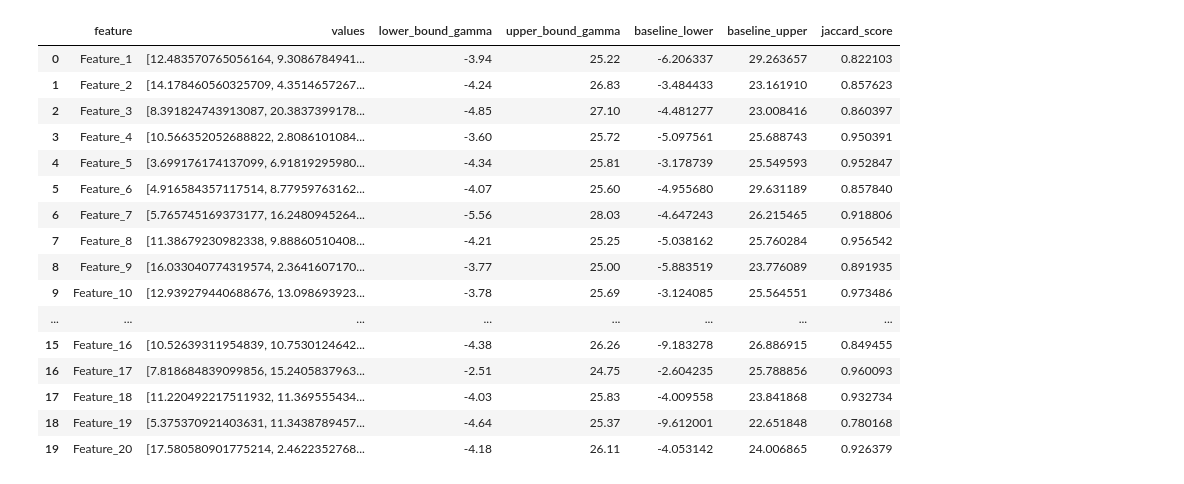
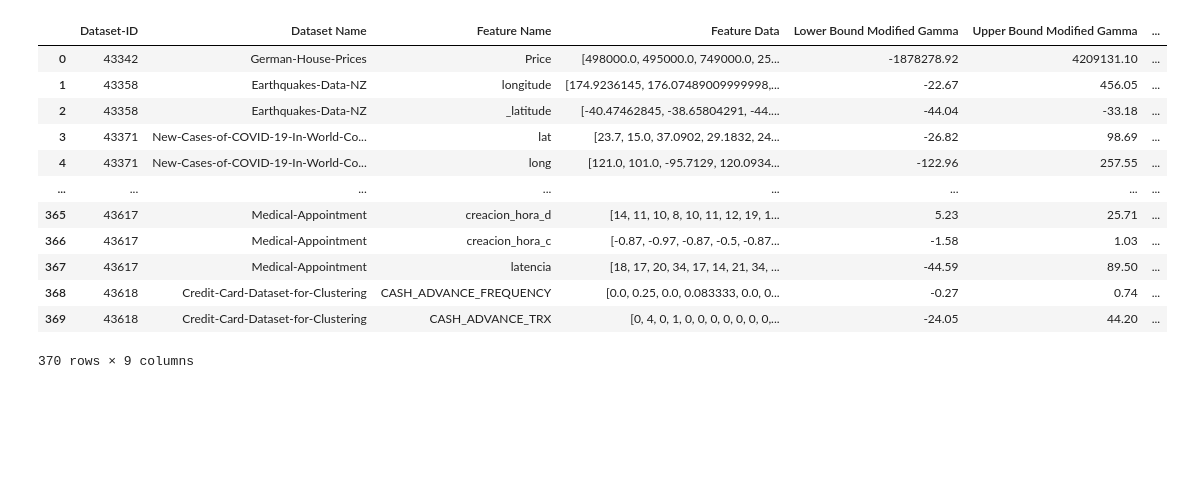
Before and after one commit to KevinGarrison/PythonDataValidationTool, a Jupyter notebook: src/test.ipynb, the cells around one changed output. Saved outputs shown, nothing was run; the diff lists cells and outputs as text; code cells hidden in the pictures; blank space fills up the shorter version.

Commit message:
approach test scenario implemented

```diff
--- a/src/test.ipynb
+++ b/src/test.ipynb
@@ -120,0 +89,2 @@ final_df
+# %%
+test_df.rename(columns={'lower_bound_final': 'GT Lower Bound', 'upper_bound_final': 'GT Upper Bound'}, inplace=True)
@@ -121,3 +111,18 @@ final_df
+# %%
+# Function to safely convert strings to lists
+def safe_eval(val):
+    try:
+        # Check if the value is a string and not empty
+        if isinstance(val, str) and val.startswith("[") and val.endswith("]"):
+            return ast.literal_eval(val)  # Safely convert string to list
+        else:
+            return []  # Default empty list for invalid values
+    except (ValueError, SyntaxError):
+        return []  # Handle cases where conversion fails
+# %%
+test_df['Feature Data'] = test_df['Feature Data'].apply(safe_eval)
+# %%
+test_df = test_df[test_df['Feature Data'].apply(lambda x: x != [])]
 # %%
 error_tracking = []
 
@@ -356,51 +402,51 @@ mode_value_k
 # %%
 results_best_approach = pd.DataFrame()
 
-for index, row in final_df.iterrows():
-    values_series = pd.Series(row['values'])
-    feature = row['feature']
-    baseline_bounds = (row['lower'], row['upper'])
+for index, row in test_df.iterrows():
+    id = row['Dataset-ID']
+    dataset = row['Dataset Name']
+    values_series = pd.Series(row['Feature Data'])
+    feature = row['Feature Name']
+    baseline_bounds = (row['GT Lower Bound'], row['GT Upper Bound'])
 
-    best_results = iqr_approach(values_series, feature, mode_value_k)
+    best_results = gamma_method_modified(values_series, feature, 3, 15, 2, 3, 2)
 
     if best_results is not None:
-        lower_bound_iqr = best_results['lower_bound_iqr'].iloc[0]
-        upper_bound_iqr = best_results['upper_bound_iqr'].iloc[0]
+        lower_bound_iqr = best_results['Lower Bound Modified Gamma'].iloc[0]
+        upper_bound_iqr = best_results['Upper Bound Modified Gamma'].iloc[0]
 
         baseline_lower, baseline_upper = baseline_bounds
 
         score = jaccard_index(lower_bound_iqr, upper_bound_iqr, baseline_lower, baseline_upper)
 
         results = {
-            'feature': feature,
-            'values': values_series.tolist(),
-            'lower_bound_gamma': lower_bound_iqr,
-            'upper_bound_gamma': upper_bound_iqr,
-            'baseline_lower': baseline_lower,
-            'baseline_upper': baseline_upper,
-            'jaccard_score': score
+            'Dataset-ID': id,
+            'Dataset Name': dataset,
+            'Feature Name': feature,
+            'Feature Data': values_series.tolist(),
+            'Lower Bound Modified Gamma': lower_bound_iqr,
+            'Upper Bound Modified Gamma': upper_bound_iqr,
+            'GT Lower Bound': baseline_lower,
+            'GT Upper Bound': baseline_upper,
+            'Jaccard Score': score
         }
 
         iqr_results_df = pd.DataFrame([results])
 
         results_best_approach = pd.concat([results_best_approach, iqr_results_df], ignore_index=True)
 
 results_best_approach
 # %% [output]
-|  | feature | values | lower_bound_gamma | upper_bound_gamma | baseline_lower | baseline_upper | jaccard_score |
-| 0 | Feature_1 | [12.483570765056164, 9.3086784941... | -3.94 | 25.22 | -6.206337 | 29.263657 | 0.822103 |
-| 1 | Feature_2 | [14.178460560325709, 4.3514657267... | -4.24 | 26.83 | -3.484433 | 23.161910 | 0.857623 |
-| 2 | Feature_3 | [8.391824743913087, 20.3837399178... | -4.85 | 27.10 | -4.481277 | 23.008416 | 0.860397 |
-| 3 | Feature_4 | [10.566352052688822, 2.8086101084... | -3.60 | 25.72 | -5.097561 | 25.688743 | 0.950391 |
-| 4 | Feature_5 | [3.699176174137099, 6.91819295980... | -4.34 | 25.81 | -3.178739 | 25.549593 | 0.952847 |
-| 5 | Feature_6 | [4.916584357117514, 8.77959763162... | -4.07 | 25.60 | -4.955680 | 29.631189 | 0.857840 |
-| 6 | Feature_7 | [5.765745169373177, 16.2480945264... | -5.56 | 28.03 | -4.647243 | 26.215465 | 0.918806 |
-| 7 | Feature_8 | [11.38679230982338, 9.88860510408... | -4.21 | 25.25 | -5.038162 | 25.760284 | 0.956542 |
-| 8 | Feature_9 | [16.033040774319574, 2.3641607170... | -3.77 | 25.00 | -5.883519 | 23.776089 | 0.891935 |
-| 9 | Feature_10 | [12.939279440688676, 13.098693923... | -3.78 | 25.69 | -3.124085 | 25.564551 | 0.973486 |
+|  | Dataset-ID | Dataset Name | Feature Name | Feature Data | Lower Bound Modified Gamma | Upper Bound Modified Gamma | ... |
+| 0 | 43342 | German-House-Prices | Price | [498000.0, 495000.0, 749000.0, 25... | -1878278.92 | 4209131.10 | ... |
+| 1 | 43358 | Earthquakes-Data-NZ | longitude | [174.9236145, 176.07489009999998,... | -22.67 | 456.05 | ... |
+| 2 | 43358 | Earthquakes-Data-NZ | _latitude | [-40.47462845, -38.65804291, -44.... | -44.04 | -33.18 | ... |
+| 3 | 43371 | New-Cases-of-COVID-19-In-World-Co... | lat | [23.7, 15.0, 37.0902, 29.1832, 24... | -26.82 | 98.69 | ... |
+| 4 | 43371 | New-Cases-of-COVID-19-In-World-Co... | long | [121.0, 101.0, -95.7129, 120.0934... | -122.96 | 257.55 | ... |
 | ... | ... | ... | ... | ... | ... | ... | ... |
-| 15 | Feature_16 | [10.52639311954839, 10.7530124642... | -4.38 | 26.26 | -9.183278 | 26.886915 | 0.849455 |
-| 16 | Feature_17 | [7.818684839099856, 15.2405837963... | -2.51 | 24.75 | -2.604235 | 25.788856 | 0.960093 |
-| 17 | Feature_18 | [11.220492217511932, 11.369555434... | -4.03 | 25.83 | -4.009558 | 23.841868 | 0.932734 |
-| 18 | Feature_19 | [5.375370921403631, 11.3438789457... | -4.64 | 25.37 | -9.612001 | 22.651848 | 0.780168 |
-| 19 | Feature_20 | [17.580580901775214, 2.4622352768... | -4.18 | 26.11 | -4.053142 | 24.006865 | 0.926379 |
+| 365 | 43617 | Medical-Appointment | creacion_hora_d | [14, 11, 10, 8, 10, 11, 12, 19, 1... | 5.23 | 25.71 | ... |
+| 366 | 43617 | Medical-Appointment | creacion_hora_c | [-0.87, -0.97, -0.87, -0.5, -0.87... | -1.58 | 1.03 | ... |
+| 367 | 43617 | Medical-Appointment | latencia | [18, 17, 20, 34, 17, 14, 21, 34, ... | -44.59 | 89.50 | ... |
+| 368 | 43618 | Credit-Card-Dataset-for-Clustering | CASH_ADVANCE_FREQUENCY | [0.0, 0.25, 0.0, 0.083333, 0.0, 0... | -0.27 | 0.74 | ... |
+| 369 | 43618 | Credit-Card-Dataset-for-Clustering | CASH_ADVANCE_TRX | [0, 4, 0, 1, 0, 0, 0, 0, 0, 0, 0,... | -24.05 | 44.20 | ... |
+370 rows × 9 columns
```
Also changed, not shown: parts of 30 cells of this notebook, 2 other files.
